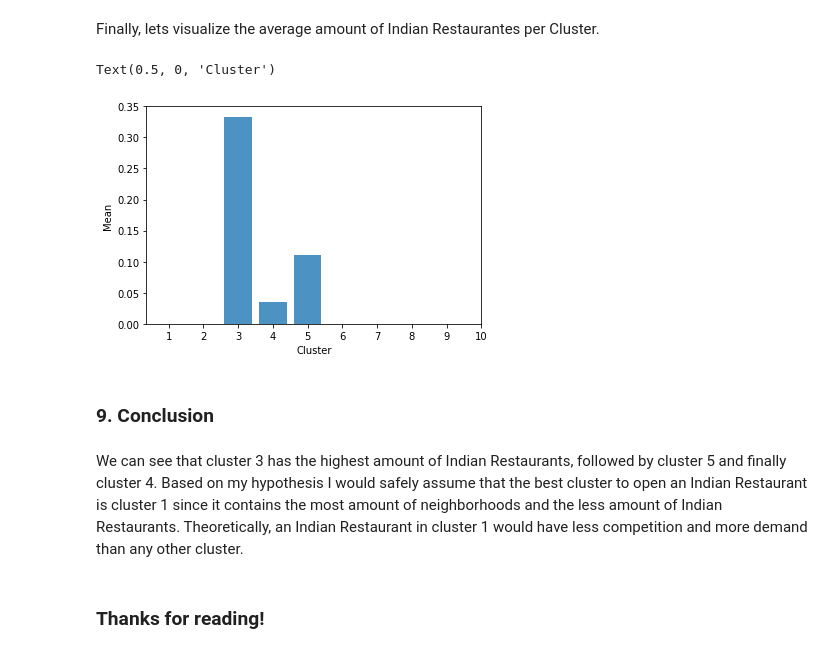
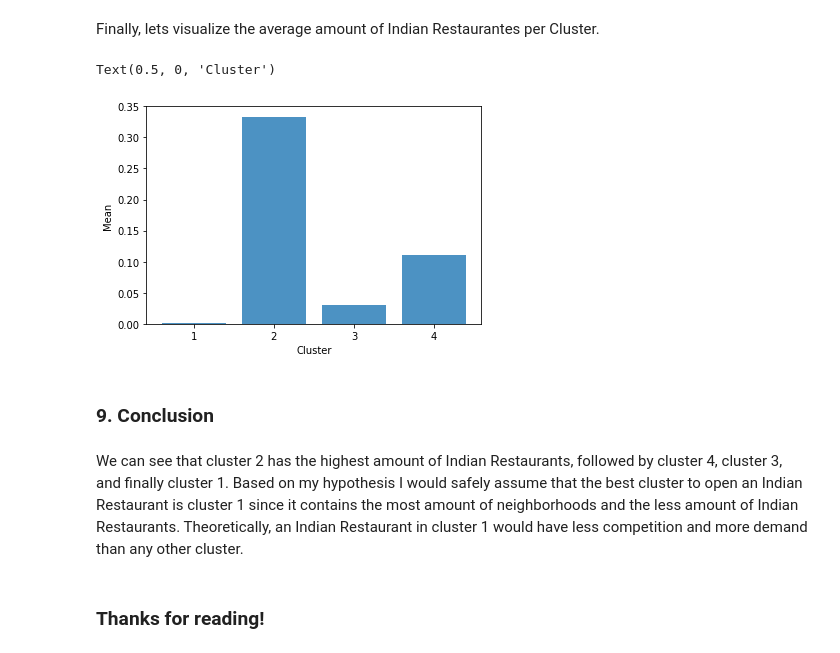
Before and after one commit to leandroleberon/Coursera_Capstone, a Jupyter notebook: Coursera Capstone Project.ipynb, the cells around one changed output. Cells and saved outputs as stored; diff of their text form; code cells hidden in the pictures.

```diff
--- a/Coursera Capstone Project.ipynb
+++ b/Coursera Capstone Project.ipynb
@@ -324,7 +324,7 @@ plt.show()
 # %% [markdown]
 Then I used the resulting k-mean to categorize my data into 10 clusters.
 # %%
-kclusters = 10
+kclusters = 4
 toronto_grouped_clustering = indian_res.drop('Neighborhood', 1)
 kmeans = KMeans(n_clusters=kclusters, random_state=0).fit(toronto_grouped_clustering)
 kmeans.labels_[0:10]
@@ -406,54 +408,35 @@ I then created a dataframe for each cluster with the amount of indian restaurant
 # %%
 final_dataframe = df[['Borough', 'Neighborhood']]
 
-cluster1 = to_merged.loc[to_merged['Cluster Labels'] == 0]
-df_cluster1 = pd.merge(final_dataframe, cluster0, on='Neighborhood')
+cluster1 = merged_df.loc[merged_df['Cluster Labels'] == 0]
+df_cluster1 = pd.merge(final_dataframe, cluster1, on='Neighborhood')
 
-cluster2 = to_merged.loc[to_merged['Cluster Labels'] == 1]
-df_cluster2 = pd.merge(final_dataframe, cluster1, on='Neighborhood')
+cluster2 = merged_df.loc[merged_df['Cluster Labels'] == 1]
+df_cluster2 = pd.merge(final_dataframe, cluster2, on='Neighborhood')
 
-cluster3 = to_merged.loc[to_merged['Cluster Labels'] == 2]
-df_cluster3 = pd.merge(final_dataframe, cluster2, on='Neighborhood')
+cluster3 = merged_df.loc[merged_df['Cluster Labels'] == 2]
+df_cluster3 = pd.merge(final_dataframe, cluster3, on='Neighborhood')
 
-cluster4 = to_merged.loc[to_merged['Cluster Labels'] == 3]
-df_cluster4 = pd.merge(final_dataframe, cluster3, on='Neighborhood')
-
-cluster5 = to_merged.loc[to_merged['Cluster Labels'] == 4]
-df_cluster5 = pd.merge(final_dataframe, cluster4, on='Neighborhood')
-
-cluster6 = to_merged.loc[to_merged['Cluster Labels'] == 5]
-df_cluster6 = pd.merge(final_dataframe, cluster5, on='Neighborhood')
-
-cluster7 = to_merged.loc[to_merged['Cluster Labels'] == 6]
-df_cluster7 = pd.merge(final_dataframe, cluster6, on='Neighborhood')
-
-cluster8 = to_merged.loc[to_merged['Cluster Labels'] == 7]
-df_cluster8 = pd.merge(final_dataframe, cluster7, on='Neighborhood')
-
-cluster9 = to_merged.loc[to_merged['Cluster Labels'] == 8]
-df_cluster9 = pd.merge(final_dataframe, cluster8, on='Neighborhood')
-
-cluster10 = to_merged.loc[to_merged['Cluster Labels'] == 9]
-df_cluster10 = pd.merge(final_dataframe, cluster9, on='Neighborhood')
+cluster4 = merged_df.loc[merged_df['Cluster Labels'] == 3]
+df_cluster4 = pd.merge(final_dataframe, cluster4, on='Neighborhood')
 # %% [markdown]
 Finally, lets visualize the average amount of Indian Restaurantes per Cluster.
 # %%
-objects = (1,2,3,4,5,6,7,8,9,10)
-clusters_mean = [df_cluster1['Indian Restaurant'].mean(),df_cluster2['Indian Restaurant'].mean(),df_cluster3['Indian Restaurant'].mean(),df_cluster4['Indian Restaurant'].mean(),
-                df_cluster5['Indian Restaurant'].mean(),df_cluster6['Indian Restaurant'].mean(),df_cluster7['Indian Restaurant'].mean(),df_cluster8['Indian Restaurant'].mean(),
-                df_cluster9['Indian Restaurant'].mean(),df_cluster10['Indian Restaurant'].mean()]
+objects = (1,2,3,4)
+clusters_mean = [df_cluster1['Indian Restaurant'].mean(),df_cluster2['Indian Restaurant'].mean(),
+                 df_cluster3['Indian Restaurant'].mean(),df_cluster4['Indian Restaurant'].mean()]
 y_pos = np.arange(len(objects))
 perf_2 = clusters_mean
 plt.bar(y_pos, perf_2, align='center', alpha=0.8)
 plt.xticks(y_pos, objects)
 plt.ylabel('Mean')
 plt.xlabel('Cluster')
 # %% [output]
 Text(0.5, 0, 'Cluster')
-[figure, old version]
+[figure, new version]
 # %% [markdown]
 ### 9. Conclusion
 # %% [markdown]
-We can see that cluster 3 has the highest amount of Indian Restaurants, followed by cluster 5 and finally cluster 4. Based on my hypothesis I would safely assume that the best cluster to open an Indian Restaurant is cluster 1 since it contains the most amount of neighborhoods and the less amount of Indian Restaurants. Theoretically, an Indian Restaurant in cluster 1 would have less competition and more demand than any other cluster.
+We can see that cluster 2 has the highest amount of Indian Restaurants, followed by cluster 4, cluster 3, and finally cluster 1. Based on my hypothesis I would safely assume that the best cluster to open an Indian Restaurant is cluster 1 since it contains the most amount of neighborhoods and the less amount of Indian Restaurants. Theoretically, an Indian Restaurant in cluster 1 would have less competition and more demand than any other cluster.
 # %% [markdown]
 ### Thanks for reading!
```
Also changed, not shown: parts of 3 cells of this notebook.
